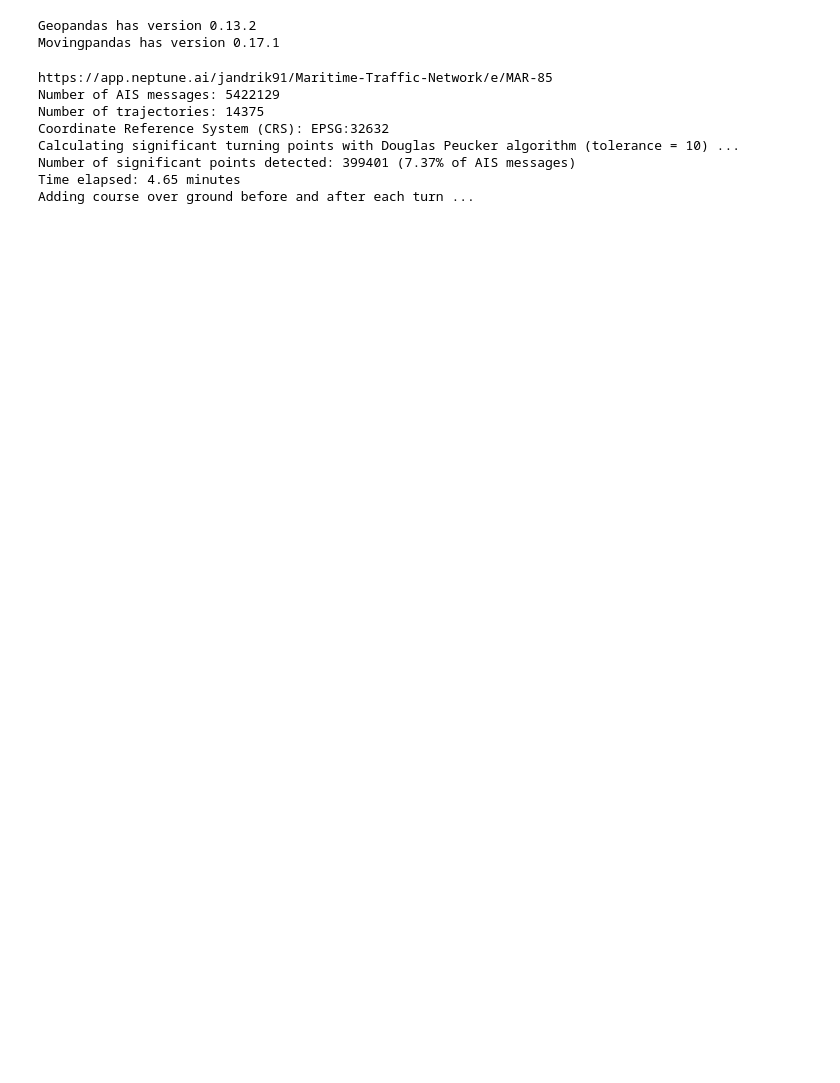
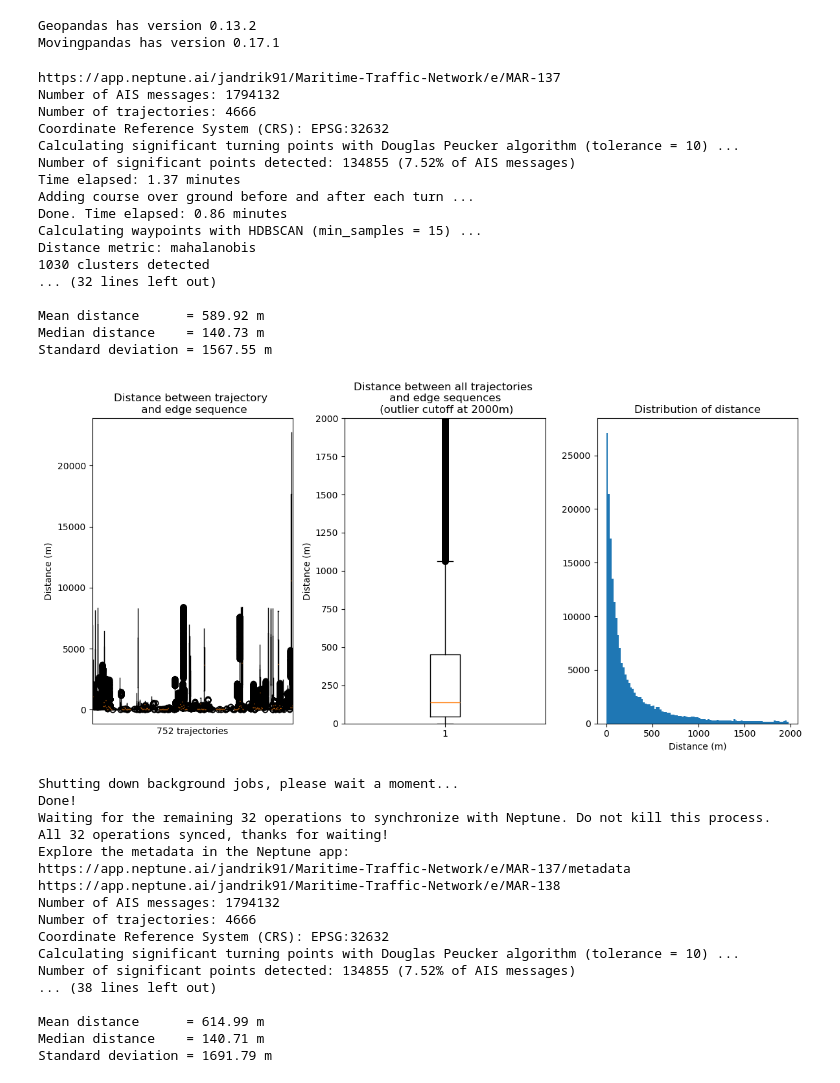
Before and after one commit to vhffm/maritime_route_prediction, a Jupyter notebook: notebooks/10_parameters_grid_search.ipynb, the cells around one changed output. Saved outputs shown, nothing was run; the diff lists cells and outputs as text; code cells hidden in the pictures; blank space fills up the shorter version.

```diff
--- a/notebooks/10_parameters_grid_search.ipynb
+++ b/notebooks/10_parameters_grid_search.ipynb
@@ -35,14 +35,13 @@ from maritime_traffic_network import MaritimeTrafficNetwork
 # %%
 # load data for network creation
 # read data from file
-datasize = 'full'
+datasize = '2M'
 orig_filename = '../data/processed/202204_points_stavanger_cleaned_meta_'+datasize+'_dualSplit_2.parquet'
 gdf = gpd.read_parquet(orig_filename)
 # Transform to desired CRS
 # 4326 for WGS 84 (global) // 32632 for UTM 32N (Norway)
 crs = 32632  # Coordinate reference system
 gdf.to_crs(crs, inplace=True)  # Transformation
-# initialize maritime traffic network
 # %%
 # load evaluation data
 eval_file = '202205_points_stavanger_cleaned_meta_full_dualSplit_2'
@@ -62,7 +61,15 @@ mmsis = test_gdf.mmsi.unique()[selection]
 test_trajectories = all_test_trajectories.filter('mmsi', mmsis.tolist())
 # %%
 # make experiments
-vals_ms = [20, 25, 30, 35, 40]
+vals_ms = [15, 15,
+           10, 10, 10, 10, 10, 10,
+           12, 12, 12, 12, 12, 12]
+vals_v34 = [0.01, 0.01,
+            0.01, 0.01, 0.01, 0.01, 0.01, 0.01,
+            0.01, 0.01, 0.01, 0.01, 0.01, 0.01]
+vals_v5 = [5e-4, 1e-2,
+           1e-2, 1e-3, 5e-4, 1e-4, 1e-5, 1e-6,
+           1e-2, 1e-3, 5e-4, 1e-4, 1e-5, 1e-6]
 
 
 for i in range (0, len(vals_ms)):
@@ -81,7 +88,7 @@ for i in range (0, len(vals_ms)):
     min_samples = vals_ms[i]
     min_cluster_size = vals_ms[i]
     eps = 0
-    V = np.diag([1, 1, 0.01, 0.01, 1e-4])  # mahalanobis distance parameter matrix V = np.diag([1, 1, 0.01, 0.01, 1e-5])  seems to be good
+    V = np.diag([1, 1, vals_v34[i], vals_v34[i], vals_v5[i]])  # mahalanobis distance parameter matrix V = np.diag([1, 1, 0.01, 0.01, 5e-4])  seems to be good
     max_distance = 10
     max_angle = 45
     merge_stops = True
@@ -125,35 +132,62 @@ for i in range (0, len(vals_ms)):
     # save experiment
     run["model"]=model
     run["n_points"]=len(network.gdf)
     run["n_nodes"]=network.G_pruned.number_of_nodes()
     run["n_edges"]=network.G_pruned.number_of_edges()
     run["n_isolated"]=nx.number_of_isolates(network.G_pruned)
     run["merge_stops"] = merge_stops
     run["merge_stops_speed"] = merge_stops_speed
     run["pruning"] = pruning
 
     params = network.hyperparameters
     params['clustering_metric_V_coord'] = params['clustering_metric_V'][0][0]
     params['clustering_metric_V_cog'] = params['clustering_metric_V'][2][2]
     params['clustering_metric_V_speed'] = params['clustering_metric_V'][4][4]
     run["parameters"] = params
 
     run["test_data"] = {'eval_file':eval_file,
                         'selection_start':selection_start,
                         'selection_end':selection_end,
                         'selection_step':selection_step,
                         'n_trajectories':n_trajectories}
 
     run["plot"].upload(fig)
     run["summary"] = summary
 
     run.stop()
 # %% [output]
-https://app.neptune.ai/jandrik91/Maritime-Traffic-Network/e/MAR-85
-Number of AIS messages: 5422129
-Number of trajectories: 14375
+https://app.neptune.ai/jandrik91/Maritime-Traffic-Network/e/MAR-137
+Number of AIS messages: 1794132
+Number of trajectories: 4666
 Coordinate Reference System (CRS): EPSG:32632
 Calculating significant turning points with Douglas Peucker algorithm (tolerance = 10) ...
-Number of significant points detected: 399401 (7.37% of AIS messages)
-Time elapsed: 4.65 minutes
+Number of significant points detected: 134855 (7.52% of AIS messages)
+Time elapsed: 1.37 minutes
 Adding course over ground before and after each turn ...
+Done. Time elapsed: 0.86 minutes
+Calculating waypoints with HDBSCAN (min_samples = 15) ...
+Distance metric: mahalanobis
+1030 clusters detected
+... (32 lines left out)
+
+Mean distance      = 589.92 m
+Median distance    = 140.73 m
+Standard deviation = 1567.55 m
+[figure, added]
+Shutting down background jobs, please wait a moment...
+Done!
+Waiting for the remaining 32 operations to synchronize with Neptune. Do not kill this process.
+All 32 operations synced, thanks for waiting!
+Explore the metadata in the Neptune app:
+https://app.neptune.ai/jandrik91/Maritime-Traffic-Network/e/MAR-137/metadata
+https://app.neptune.ai/jandrik91/Maritime-Traffic-Network/e/MAR-138
+Number of AIS messages: 1794132
+Number of trajectories: 4666
+Coordinate Reference System (CRS): EPSG:32632
+Calculating significant turning points with Douglas Peucker algorithm (tolerance = 10) ...
+Number of significant points detected: 134855 (7.52% of AIS messages)
+... (38 lines left out)
+
+Mean distance      = 614.99 m
+Median distance    = 140.71 m
+Standard deviation = 1691.79 m
```
Also changed, not shown: parts of 2 cells of this notebook, 12 other files.
